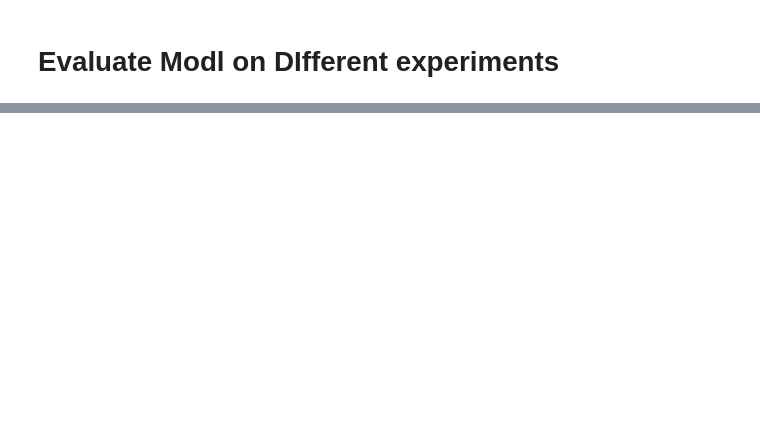
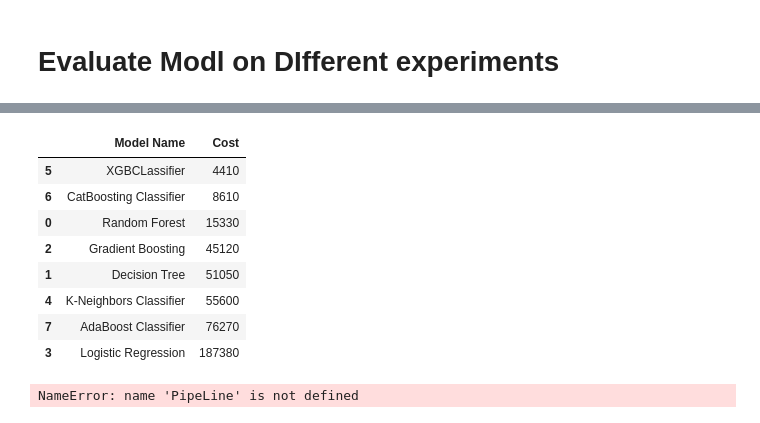
Before and after one commit to prabhakarsharma-pythonaire/live-sensor-fault-detection, a Jupyter notebook: experiments/experiment.ipynb, the cells around one changed output, grey strips where cells are left out. Saved outputs shown, nothing was run; the diff lists cells and outputs as text; code cells hidden in the pictures; blank space fills up the shorter version.

```diff
--- a/experiments/experiment.ipynb
+++ b/experiments/experiment.ipynb
@@ -262,0 +463,14 @@ for start in range(0, len(numerical_features), batch_size):
+# %%
+mice_pipeline = Pipeline(steps=[
+    ("RobustScaler",RobustScaler())
+])
+# %%
+X_mice = mice_pipeline.fit_transform(X_mice)
+# %%
+#resampling minortity class
+smt = SMOTETomek(random_state=12,sampling_strategy="minority",n_jobs=-1)
+
+X_res,Y_res =smt.fit_resample(X_mice,Y)
+# %%
+#training model
+report_mice = evaluate_models(X_res,Y_res,models)
@@ -262,0 +495,12 @@ for start in range(0, len(numerical_features), batch_size):
+# %%
+report_mice
+# %% [output]
+|  | Model Name | Cost |
+| 5 | XGBCLassifier | 4410 |
+| 6 | CatBoosting Classifier | 8610 |
+| 0 | Random Forest | 15330 |
+| 2 | Gradient Boosting | 45120 |
+| 1 | Decision Tree | 51050 |
+| 4 | K-Neighbors Classifier | 55600 |
+| 7 | AdaBoost Classifier | 76270 |
+| 3 | Logistic Regression | 187380 |
@@ -262,0 +509,7 @@ for start in range(0, len(numerical_features), batch_size):
+# %%
+constant_pipeline = PipeLine(steps=[
+    ("Imputer",SimpleImputer(strategy="constant",fill_value =0)),
+    ("RobustScaler",RobustScaler())
+])
+# %% [output]
+NameError: name 'PipeLine' is not defined
```
Also changed, not shown: parts of 47 cells of this notebook, 11 other files.
